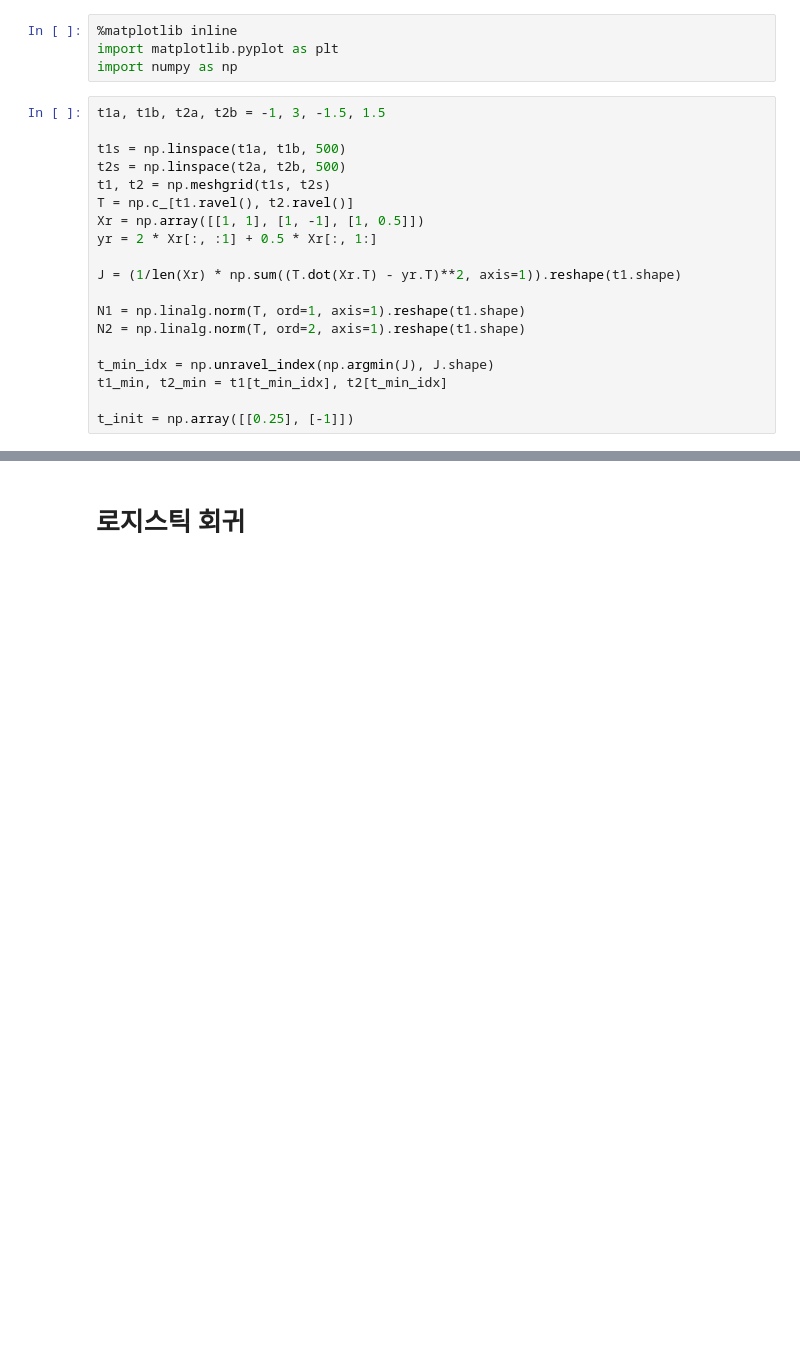
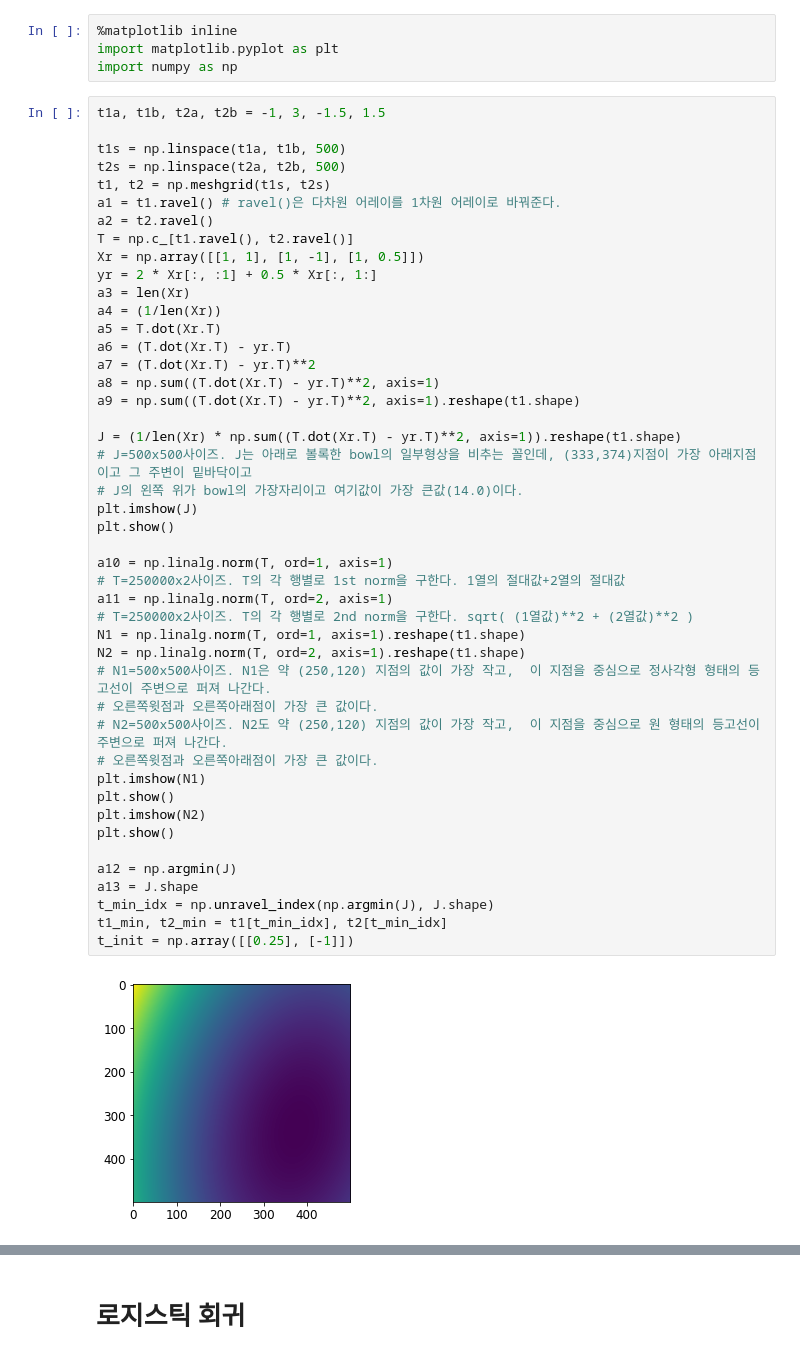
Before and after one commit to ahn19/handson-ml2, a Jupyter notebook: 04_training_linear_models.ipynb, the cells around one changed output, grey strips where cells are left out. Cells and saved outputs as stored; diff of their text form; blank space fills up the shorter version.

```diff
--- a/04_training_linear_models.ipynb
+++ b/04_training_linear_models.ipynb
@@ -652,19 +652,47 @@ import numpy as np
 # %%
 t1a, t1b, t2a, t2b = -1, 3, -1.5, 1.5
 
 t1s = np.linspace(t1a, t1b, 500)
 t2s = np.linspace(t2a, t2b, 500)
 t1, t2 = np.meshgrid(t1s, t2s)
+a1 = t1.ravel() # ravel()은 다차원 어레이를 1차원 어레이로 바꿔준다.
+a2 = t2.ravel()
 T = np.c_[t1.ravel(), t2.ravel()]
 Xr = np.array([[1, 1], [1, -1], [1, 0.5]])
 yr = 2 * Xr[:, :1] + 0.5 * Xr[:, 1:]
+a3 = len(Xr)
+a4 = (1/len(Xr))
+a5 = T.dot(Xr.T)
+a6 = (T.dot(Xr.T) - yr.T)
+a7 = (T.dot(Xr.T) - yr.T)**2
+a8 = np.sum((T.dot(Xr.T) - yr.T)**2, axis=1)
+a9 = np.sum((T.dot(Xr.T) - yr.T)**2, axis=1).reshape(t1.shape)
 
 J = (1/len(Xr) * np.sum((T.dot(Xr.T) - yr.T)**2, axis=1)).reshape(t1.shape)
+# J=500x500사이즈. J는 아래로 볼록한 bowl의 일부형상을 비추는 꼴인데, (333,374)지점이 가장 아래지점이고 그 주변이 밑바닥이고
+# J의 왼쪽 위가 bowl의 가장자리이고 여기값이 가장 큰값(14.0)이다.
+plt.imshow(J)
+plt.show()
 
+a10 = np.linalg.norm(T, ord=1, axis=1)
+# T=250000x2사이즈. T의 각 행별로 1st norm을 구한다. 1열의 절대값+2열의 절대값
+a11 = np.linalg.norm(T, ord=2, axis=1)
+# T=250000x2사이즈. T의 각 행별로 2nd norm을 구한다. sqrt( (1열값)**2 + (2열값)**2 )
 N1 = np.linalg.norm(T, ord=1, axis=1).reshape(t1.shape)
 N2 = np.linalg.norm(T, ord=2, axis=1).reshape(t1.shape)
+# N1=500x500사이즈. N1은 약 (250,120) 지점의 값이 가장 작고,  이 지점을 중심으로 정사각형 형태의 등고선이 주변으로 퍼져 나간다.
+# 오른쪽윗점과 오른쪽아래점이 가장 큰 값이다.
+# N2=500x500사이즈. N2도 약 (250,120) 지점의 값이 가장 작고,  이 지점을 중심으로 원 형태의 등고선이 주변으로 퍼져 나간다.
+# 오른쪽윗점과 오른쪽아래점이 가장 큰 값이다.
+plt.imshow(N1)
+plt.show()
+plt.imshow(N2)
+plt.show()
 
+a12 = np.argmin(J)
+a13 = J.shape
 t_min_idx = np.unravel_index(np.argmin(J), J.shape)
 t1_min, t2_min = t1[t_min_idx], t2[t_min_idx]
-
 t_init = np.array([[0.25], [-1]])
+# %% [output]
+[figure, added]
```
Also changed, not shown: parts of 2 cells of this notebook.
